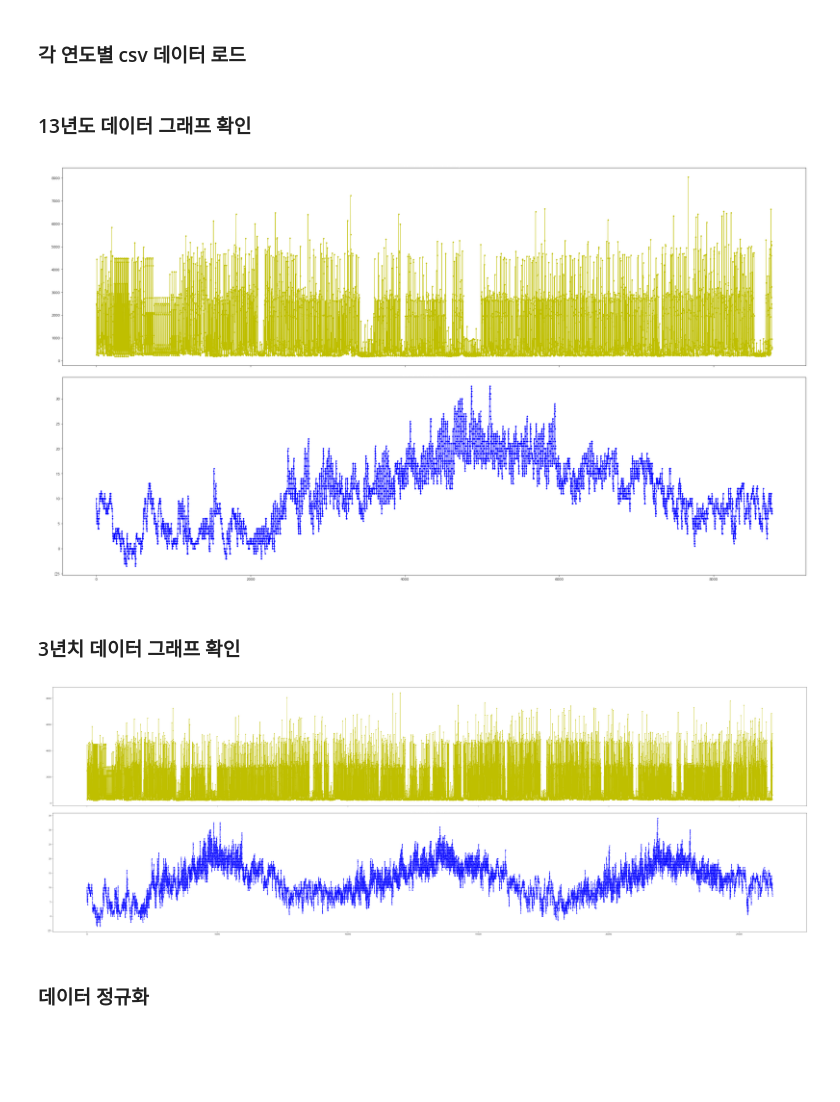
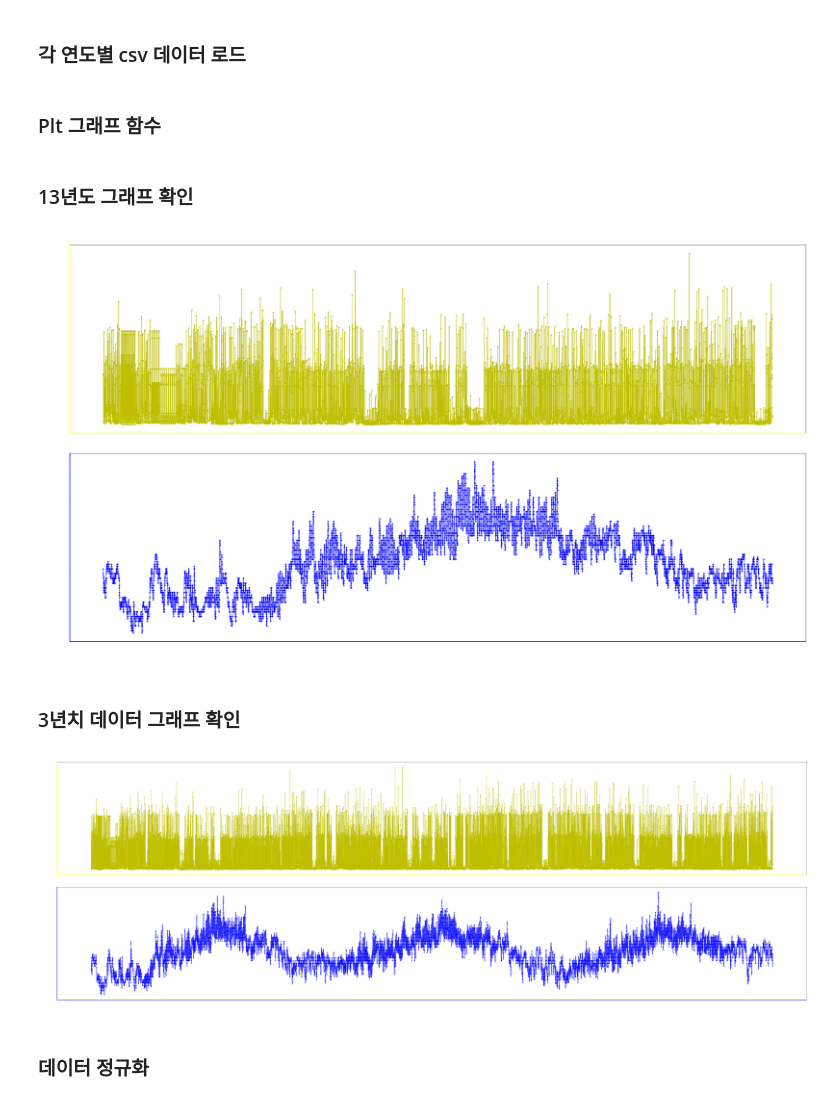
Before and after one commit to Chromatic-Hwi/Electric_Power_Forecasting, a Jupyter notebook: electric_power_consumption/LSTM_Enerssum.ipynb, the cells around one changed output. Cells and saved outputs as stored; diff of their text form; code cells hidden in the pictures; blank space fills up the shorter version.

```diff
--- a/electric_power_consumption/LSTM_Enerssum.ipynb
+++ b/electric_power_consumption/LSTM_Enerssum.ipynb
@@ -51,4 +52,4 @@ Data_2014=pd.read_csv('./Combined_Data/2014_House1_Ch1_Combined_Data_Y.csv', enc
 Data_2015=pd.read_csv('./Combined_Data/2015_House1_Ch1_Combined_Data_Y.csv', encoding='cp949')
 Data_2016=pd.read_csv('./Combined_Data/2016_House1_Ch1_Combined_Data_Y.csv', encoding='cp949')
 # %% [markdown]
-### 13년도 데이터 그래프 확인
+### Plt 그래프 함수
@@ -55,27 +94,17 @@ Data_2016=pd.read_csv('./Combined_Data/2016_House1_Ch1_Combined_Data_Y.csv', enc
+# %% [markdown]
+### 13년도 그래프 확인
 # %%
 x = Data_2013['Unnamed: 0']
 
 y1 = Data_2013['Watt']
 y2 = Data_2013['Temp']
 plt.figure(figsize=(30,17))
-font1 = {'color': 'w', 'weight': 'bold', 'size': 15}
+font_head = {'color': 'w', 'weight': 'bold', 'size': 20}
+font_body = {'color': 'w', 'weight': 'bold', 'size': 15}
 
-ax1 = plt.subplot(2, 1, 1)
-plt.plot(x, y1, '.-', color='y', linewidth=1)
-plt.title("2013's Time-Watt Graph", fontdict=font1)
-plt.xticks(visible=False)
-plt.ylabel('Watt',labelpad=15, fontdict=font1)
-
-ax2 = plt.subplot(2, 1, 2, sharex=ax1)
-plt.plot(x, y2, '.-', color='b', linewidth=1)
-plt.title("2013's Time-Temp Graph", fontdict=font1)
-plt.xlabel('Time',labelpad=15, fontdict=font1)
-plt.ylabel('Temp',labelpad=15, fontdict=font1)
-
-plt.tight_layout()
-plt.show()
+Graph("2013's Time-Watt Graph", "2013's Time-Temp Graph")
 # %% [output]
-[figure, old version]
+[figure, new version]
 # %% [markdown]
 ### 3년치 데이터 그래프 확인
 # %%
@@ -84,23 +113,11 @@ x = Data_3Y['Unnamed: 0']
 y1 = Data_3Y['Watt']
 y2 = Data_3Y['Temp']
 plt.figure(figsize=(50,17))
-font1 = {'color': 'w', 'weight': 'bold', 'size': 15}
+font_head = {'color': 'w', 'weight': 'bold', 'size': 20}
+font_body = {'color': 'w', 'weight': 'bold', 'size': 15}
 
-ax1 = plt.subplot(2, 1, 1)
-plt.plot(x, y1, '.-', color='y', linewidth=1)
-plt.title("2013's Time-Watt Graph", fontdict=font1)
-plt.xticks(visible=False)
-plt.ylabel('Watt',labelpad=15, fontdict=font1)
-
-ax2 = plt.subplot(2, 1, 2, sharex=ax1)
-plt.plot(x, y2, '.-', color='b', linewidth=1)
-plt.title("2013's Time-Temp Graph", fontdict=font1)
-plt.xlabel('Time',labelpad=15, fontdict=font1)
-plt.ylabel('Temp',labelpad=15, fontdict=font1)
-
-plt.tight_layout()
-plt.show()
+Graph("13-15's Time-Watt Graph","13-15's Time-Temp Graph")
 # %% [output]
-[figure, old version]
+[figure, new version]
 # %% [markdown]
 ### 데이터 정규화
```
Also changed, not shown: parts of 8 cells of this notebook.
